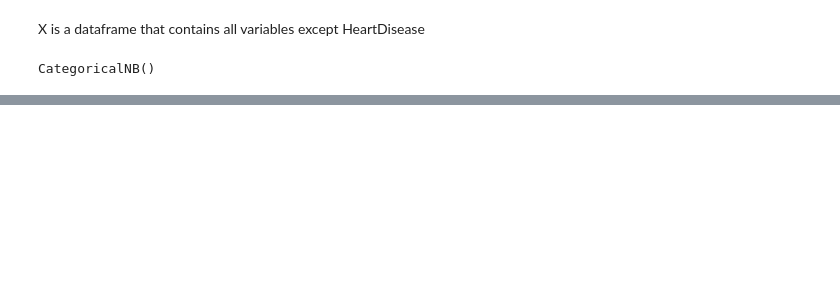
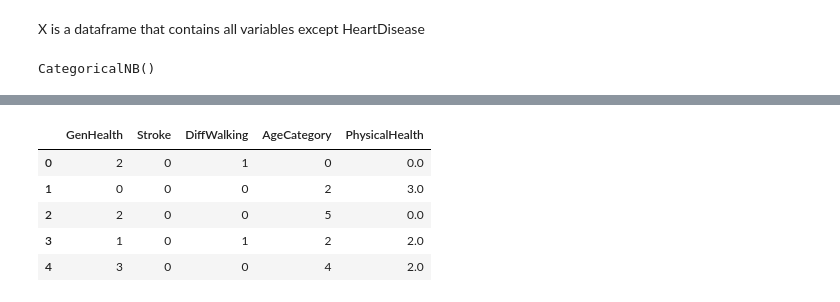
Before and after one commit to HengGuanXiang/SC1015-FCSG-Team-9-Mini-Project, a Jupyter notebook: Categorical Naive Bayes.ipynb, the cells around one changed output, grey strips where cells are left out. Cells and saved outputs as stored; diff of their text form; code cells hidden in the pictures; blank space fills up the shorter version.

```diff
--- a/Categorical Naive Bayes.ipynb
+++ b/Categorical Naive Bayes.ipynb
@@ -69,0 +96,9 @@ True Negative Rate for Train Data:  0.9902133252451724
+# %%
+X.head()
+# %% [output]
+|  | GenHealth | Stroke | DiffWalking | AgeCategory | PhysicalHealth |
+| 0 | 2 | 0 | 1 | 0 | 0.0 |
+| 1 | 0 | 0 | 0 | 2 | 3.0 |
+| 2 | 2 | 0 | 0 | 5 | 0.0 |
+| 3 | 1 | 0 | 1 | 2 | 2.0 |
+| 4 | 3 | 0 | 0 | 4 | 2.0 |
```
Also changed, not shown: parts of 13 cells of this notebook, 1 other file.
